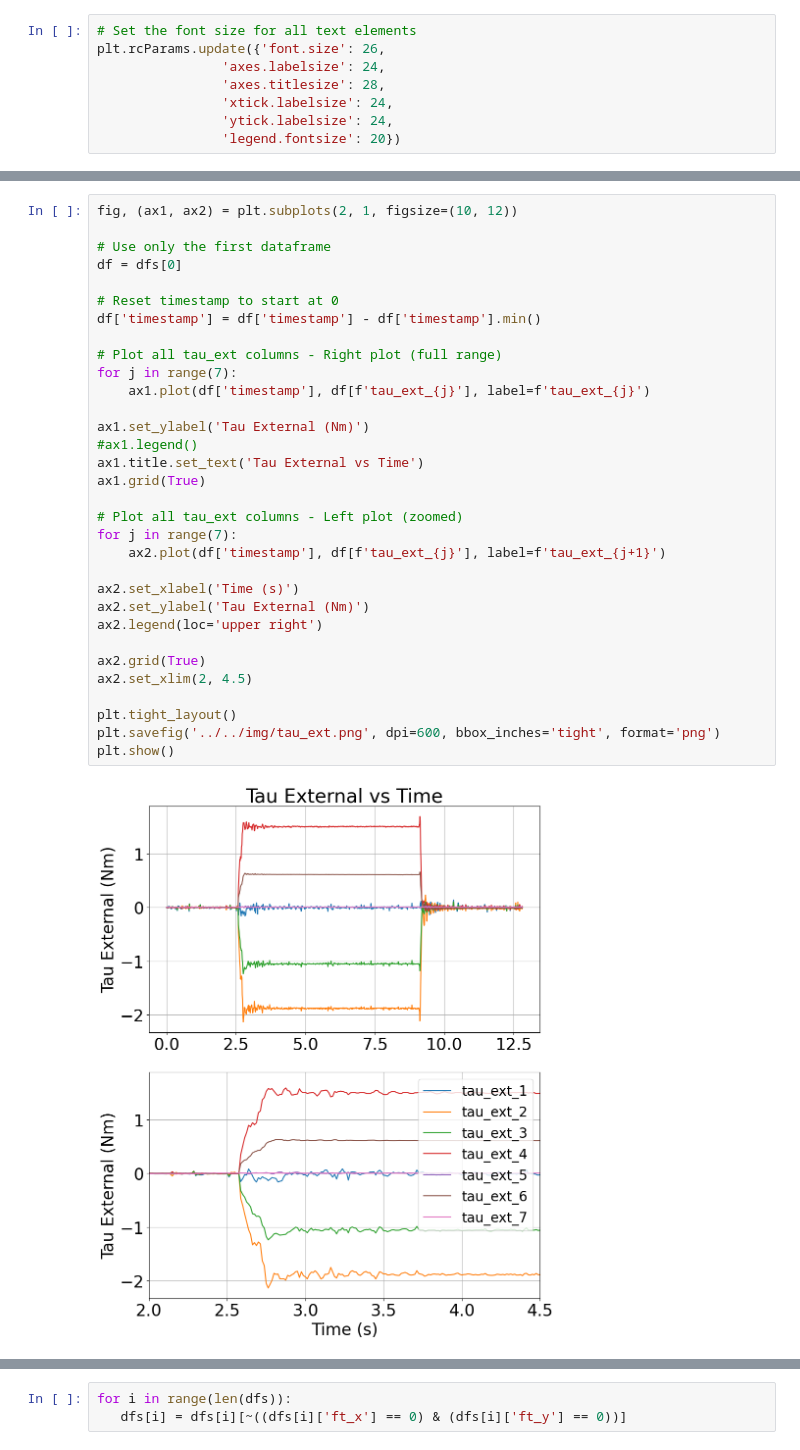
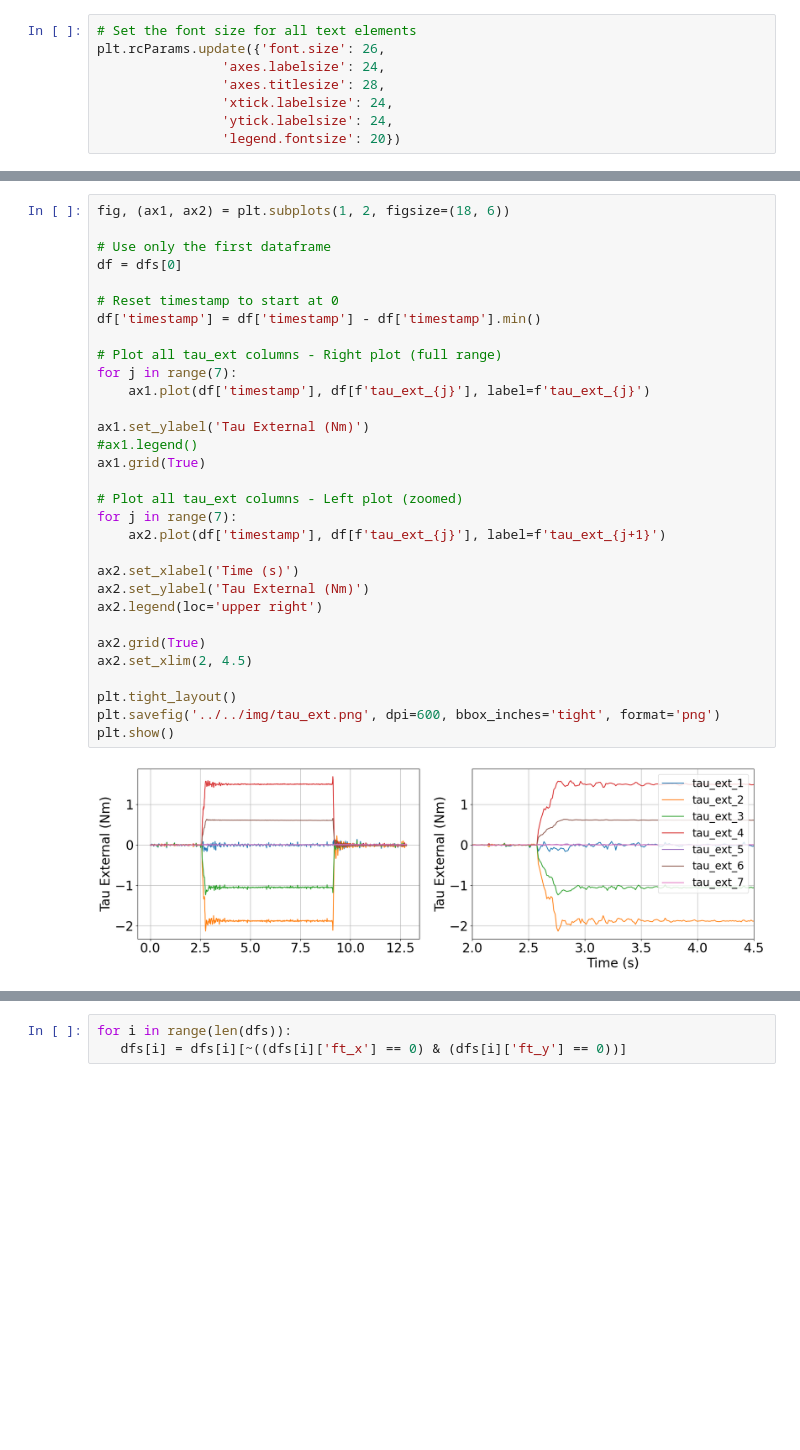
Before and after one commit to rayangdn/virtual_tactile_pad, a Jupyter notebook: ros_ws/src/virtual_tactile_pad/utils/contact_experiments/panda_experiments.ipynb, the cells around one changed output, grey strips where cells are left out. Saved outputs shown, nothing was run; the diff lists cells and outputs as text; blank space fills up the shorter version.

```diff
--- a/ros_ws/src/virtual_tactile_pad/utils/contact_experiments/panda_experiments.ipynb
+++ b/ros_ws/src/virtual_tactile_pad/utils/contact_experiments/panda_experiments.ipynb
@@ -43,37 +43,36 @@ plt.show()
 # %%
-fig, (ax1, ax2) = plt.subplots(2, 1, figsize=(10, 12))
+fig, (ax1, ax2) = plt.subplots(1, 2, figsize=(18, 6))
 
 # Use only the first dataframe
 df = dfs[0]
 
 # Reset timestamp to start at 0
 df['timestamp'] = df['timestamp'] - df['timestamp'].min()
 
 # Plot all tau_ext columns - Right plot (full range)
 for j in range(7):
     ax1.plot(df['timestamp'], df[f'tau_ext_{j}'], label=f'tau_ext_{j}')
 
 ax1.set_ylabel('Tau External (Nm)')
 #ax1.legend()
-ax1.title.set_text('Tau External vs Time')
 ax1.grid(True)
 
 # Plot all tau_ext columns - Left plot (zoomed)
 for j in range(7):
     ax2.plot(df['timestamp'], df[f'tau_ext_{j}'], label=f'tau_ext_{j+1}')
 
 ax2.set_xlabel('Time (s)')
 ax2.set_ylabel('Tau External (Nm)')
 ax2.legend(loc='upper right')
 
 ax2.grid(True)
 ax2.set_xlim(2, 4.5)
 
 plt.tight_layout()
 plt.savefig('../../img/tau_ext.png', dpi=600, bbox_inches='tight', format='png')
 plt.show()
 # %% [output]
-[figure, old version]
+[figure, new version]
 # %%
 def plot_wrench_and_error(df):
    # Time normalization
```
Also changed, not shown: parts of 9 cells of this notebook, 1 other file.
